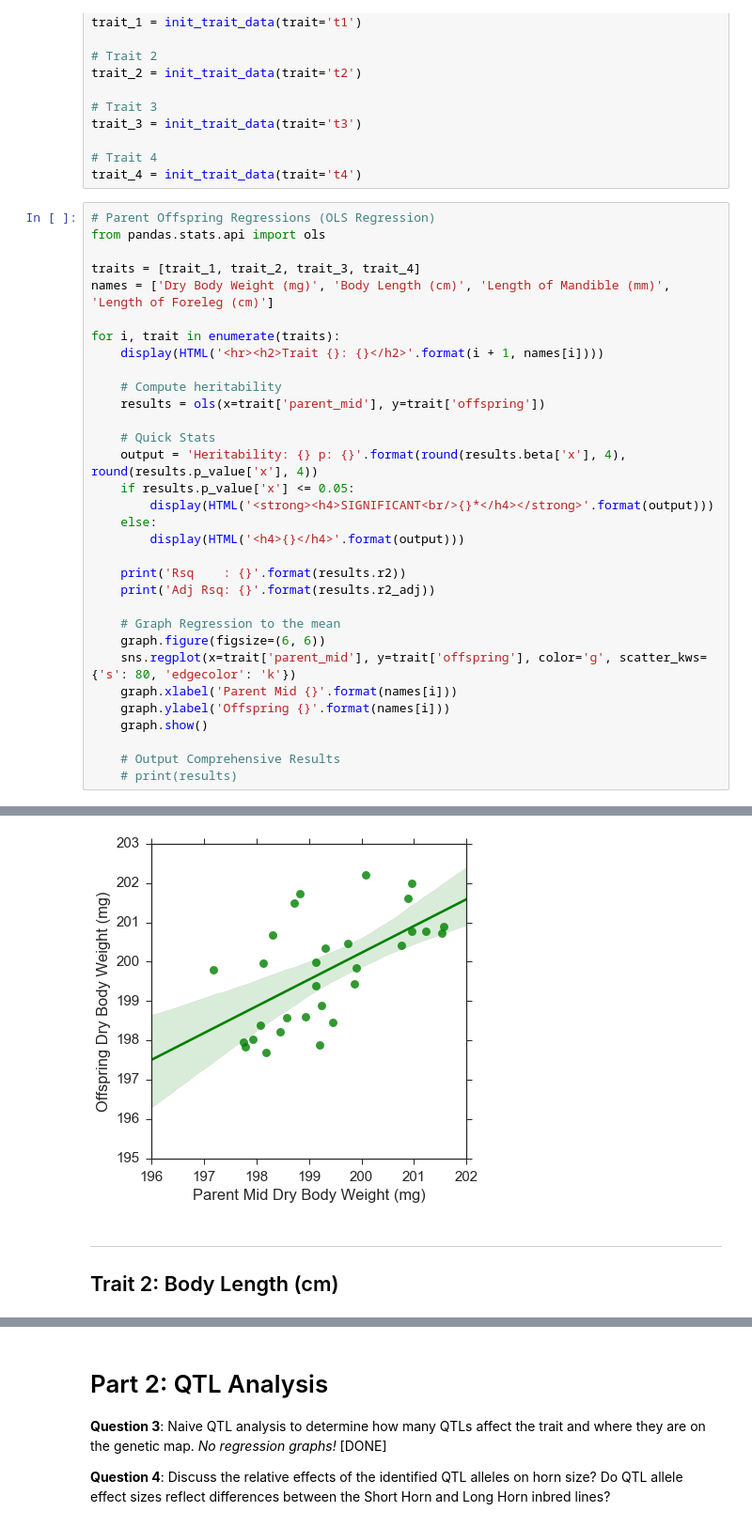
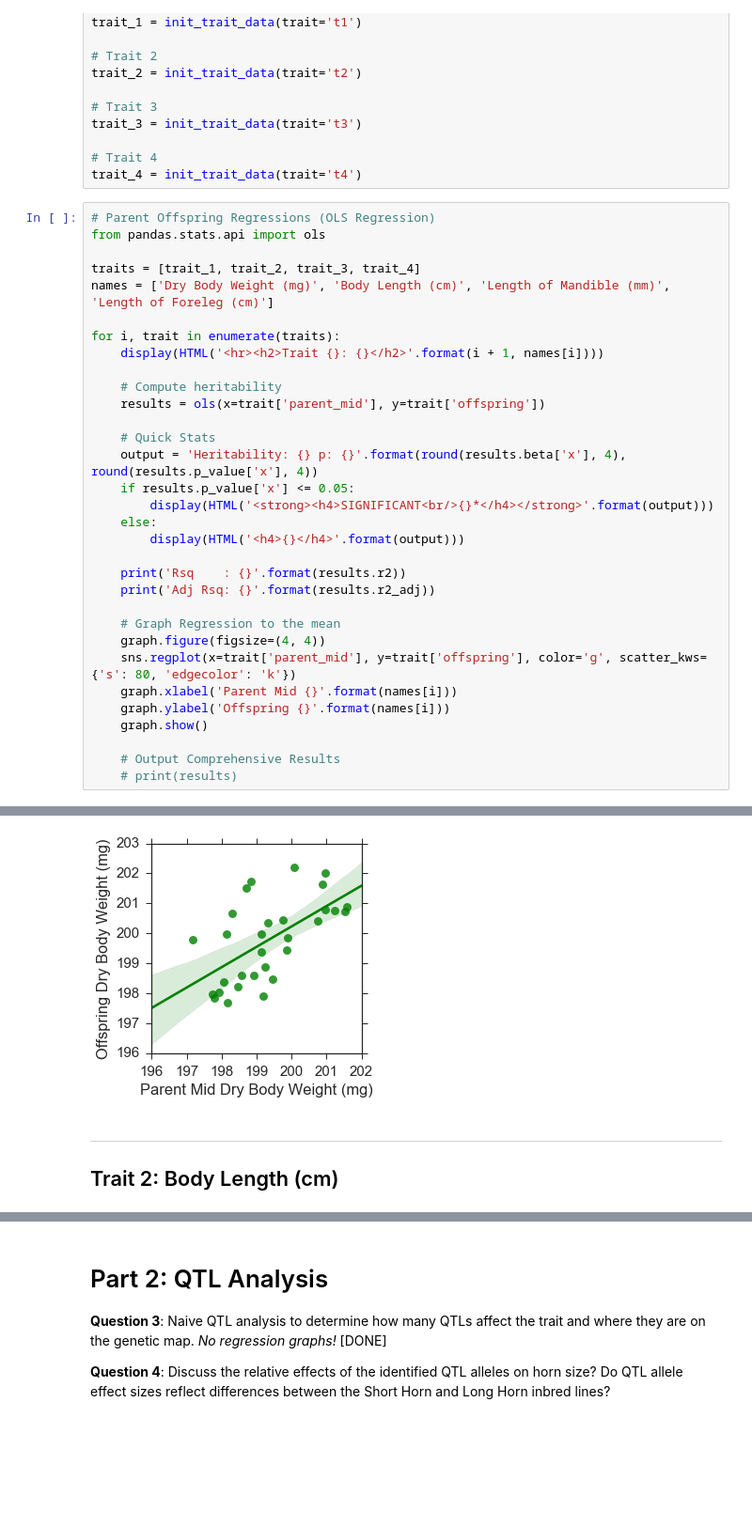
Before and after one commit to arose13/YorkU-PopulationGenetics, a Jupyter notebook: assignment_three/Assignment_3.ipynb, the cells around one changed output, grey strips where cells are left out. Shown at 94% size. Drawn from its saved outputs; the diff is of its cells as text; blank space fills up the shorter version.

```diff
--- a/assignment_three/Assignment_3.ipynb
+++ b/assignment_three/Assignment_3.ipynb
@@ -59,7 +59,7 @@ for i, trait in enumerate(traits):
     print('Adj Rsq: {}'.format(results.r2_adj))
 
     # Graph Regression to the mean
-    graph.figure(figsize=(6, 6))
+    graph.figure(figsize=(4, 4))
     sns.regplot(x=trait['parent_mid'], y=trait['offspring'], color='g', scatter_kws={'s': 80, 'edgecolor': 'k'})
     graph.xlabel('Parent Mid {}'.format(names[i]))
     graph.ylabel('Offspring {}'.format(names[i]))
@@ -76,4 +76,4 @@ Adj Rsq: 0.34209084757007646
-[figure, old version]
+[figure, new version]
 Trait 2: Body Length (cm)
 Heritability: 0.4122 p: 0.0765
 Rsq    : 0.1077840329787787
```
Also changed, not shown: parts of 5 cells of this notebook, 1 other file.
